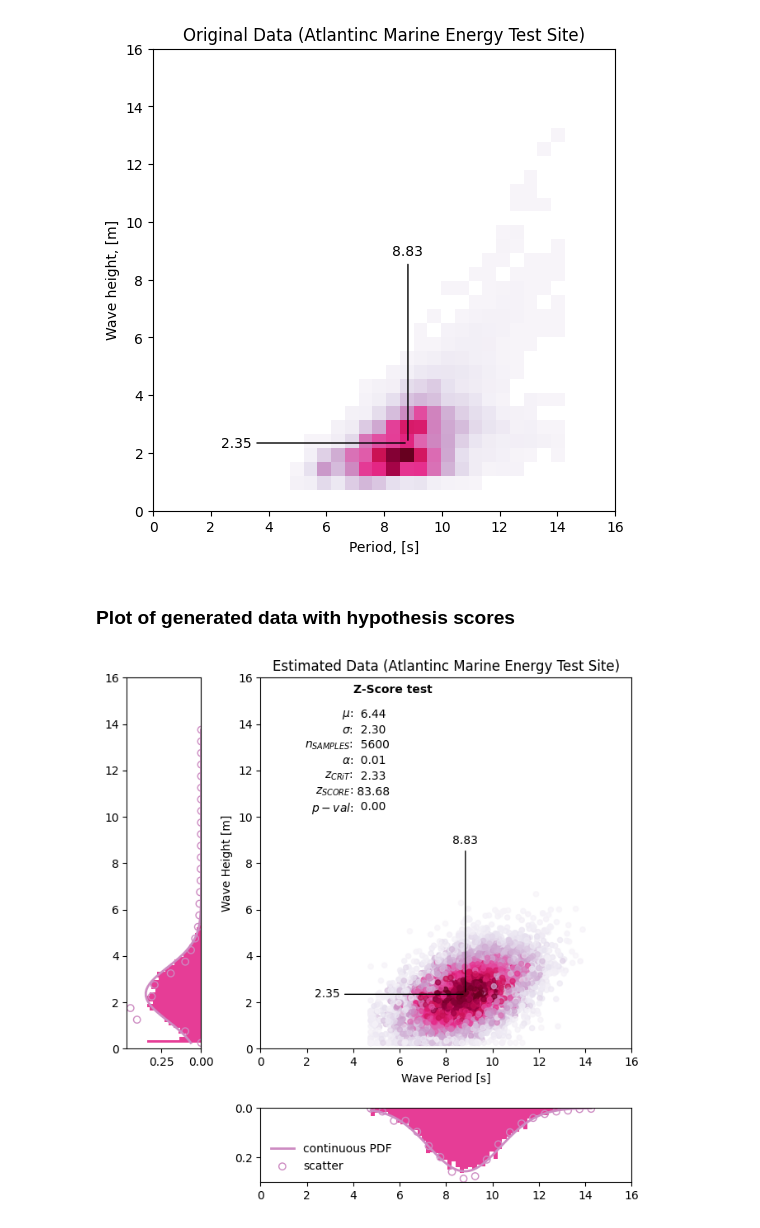
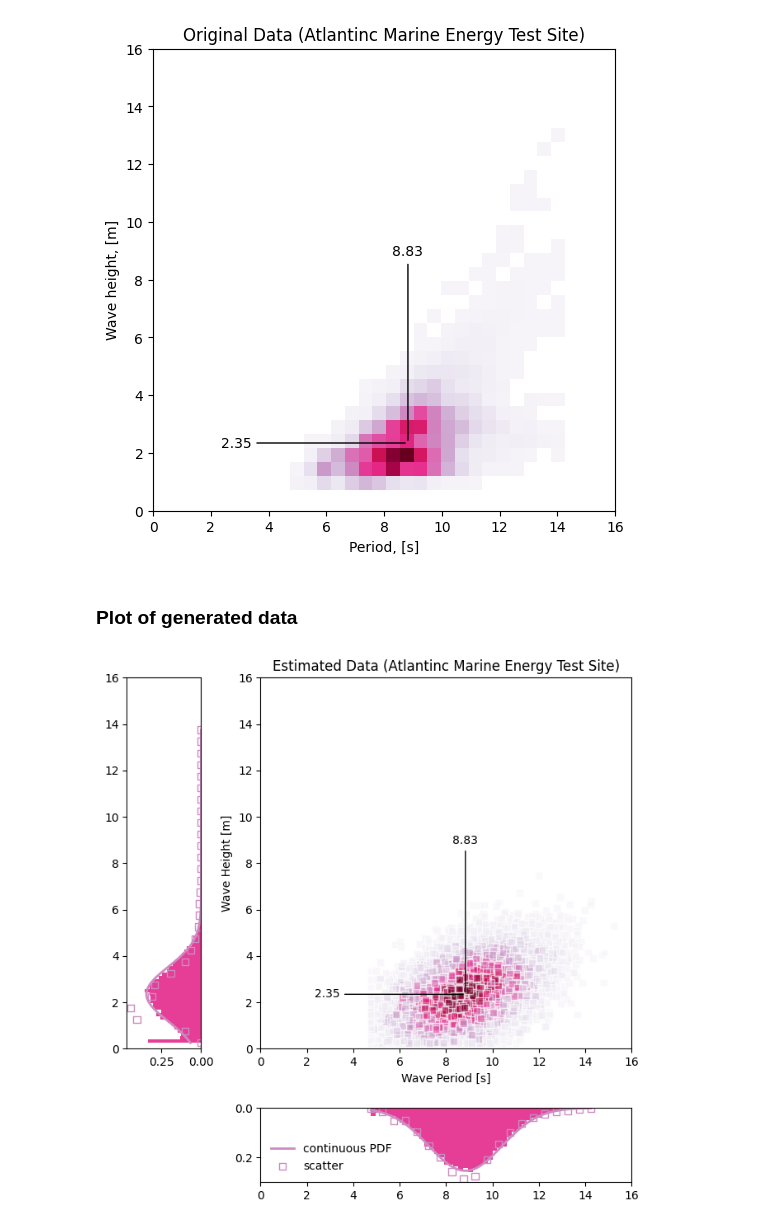
Before and after one commit to pciuh/wave-scatter, a Jupyter notebook: wave_scatter.ipynb, the cells around one changed output. Drawn from its saved outputs; the diff is of its cells as text; code cells hidden in the pictures.

```diff
--- a/wave_scatter.ipynb
+++ b/wave_scatter.ipynb
@@ -82,12 +107,10 @@ We simulate the data based on the defined parameters and add noise.
 # %%
-rnd_seed = 12321
+rnd_seed = 60306
+
 distr = scs.multivariate_normal(cov=cov, mean=mu, seed=rnd_seed)
 
-nSmpl = 'L'
+nData = 13189 #### acc. to [1]
 
-N = {'L': int(10*nDati), 'S': int(nDati/4)}
-
-nData = N[nSmpl]
 fdat = distr.rvs(size=nData)
 
 hsg, teg = np.meshgrid(vhs, vte)
@@ -115,8 +138,6 @@ fndat[k, 0] = min(te)
 
 k = np.where(fndat[:, 1] < min(hs))[0]
 fndat[k, 1] = min(hs)
-
-cht = fndat[:, 0] / np.sqrt(fndat[:, 1])
 # %% [markdown]
 ## Perform Hypothesis Test
 
@@ -170,15 +227,13 @@ s_title = 'Original Data (Atlantinc Marine Energy Test Site)'
 p_title = 'Estimated Data (Atlantinc Marine Energy Test Site)'
 LBL = ('Period, [s]','Wave height, [m]')
 
-xMin,xMax = (min(te),max(te))
 xMin,xMax = (0,16)
-yMin,yMax = (min(hs),max(hs))
 yMin,yMax = (0,16)
 dx,dy  = (4,2/3)
 p_linewidth = 2
 p_col= '#0088cc'
-p_alpha = 0.7
-p_size  = 20
+p_alpha = 0.6
+p_size  = 40
 
 l_col = np.array([4,4,4])/255
 p_col = [x/255 for x in [250,140,80]]
@@ -215,27 +270,28 @@ fig.savefig('scatter.png',dpi=300)
 # %% [output]
 [figure]
 # %% [markdown]
-### Plot of generated data with hypothesis scores
+### Plot of generated data
 # %%
 fig,ax = plt.subplots(1,figsize=(9,9))
 
 ax.set_title(p_title)
-cax = ax.scatter(fndat[:,0],fndat[:,1],marker='o',alpha=p_alpha,
-           s=p_size,c=fpdf*1e2,cmap=cMap,linewidths=None)
-ax.text(xMin+dx,yMax-dy,'Z-Score test',weight='bold')
-for i,l in enumerate(vLbl):
-    LBL = vFmt[i]%(vVal[i])
-    ax.text(xMin+dx,yMax-(i+2)*dy,LBL,va='top',ha='left')
-    ax.text(xMin+dx,yMax-(i+2)*dy,l,va='top',ha='right')
+ax.scatter(fndat[:,0],fndat[:,1],ec='white',marker='s',alpha=p_alpha,
+           s=p_size,c=fpdf,cmap=cMap,linewidths=None)
+#ax.text(xMin+dx,yMax-dy,'Z-Score test',weight='bold')
+#for i,l in enumerate(vLbl):
+    #LBL = vFmt[i]%(vVal[i])
+    #ax.text(xMin+dx,yMax-(i+2)*dy,LBL,va='top',ha='left')
+    #ax.text(xMin+dx,yMax-(i+2)*dy,l,va='top',ha='right')
 
 ax.annotate('%.2f'%mu[0],xytext=(mu[0],mu[0]),xy=(mu[0],mu[1]),ha='center',arrowprops=dict(facecolor='black', arrowstyle='-'))
 ax.annotate('%.2f'%mu[1],xytext=(mu[1],mu[1]),xy=(mu[0],mu[1]),va='center',arrowprops=dict(facecolor='black', arrowstyle='-'))
-
 ax.set_xlim(xMin,xMax)
 ax.set_ylim(yMin,yMax)
 ax.set_xlabel('Wave Period [s]')
 ax.set_ylabel('Wave Height [m]')
 ax.set_aspect(1)
+
+l,b,w,h=ax.get_position().bounds
 
 ax.set_position([.3,.3,.5,.5])
 l,b,w,h=ax.get_position().bounds
@@ -246,36 +302,35 @@ argMin = (min(te),min(hs))
 argMax = (max(te),max(hs))
 hor = ['vertical','horizontal']
 xd,yd = [vte,vhs],[pte/dvt,phs/dvh]
 for i in range(nd):
 
     axt = fig.add_axes(pvec[i,:])
 
     y = fndat[:,i]
     xMin,xMax = (argMin[i],argMax[i])
     std = np.std(y)
     mean = np.mean(y)
 
     x = np.linspace(xMin,xMax,101)
     pdf = scs.norm.pdf(x,mean,std)
 
     kwargs = dict(histtype='bar',align='mid',color=l_col,rwidth=1,
                   alpha=.96, density=True, bins=50, orientation=hor[i])
 
     ns,_,patches = axt.hist(y,**kwargs)
 
     if hor[i]=='horizontal':
         axt.plot(pdf,x,'-',color=p_col,lw=p_linewidth)
-        axt.scatter(yd[i],xd[i],c='none', edgecolors=p_col)
+        axt.scatter(yd[i],xd[i],marker='s', c='none', edgecolors=p_col)
         axt.set_ylim(yMin,yMax)
         axt.invert_xaxis()
-        #axt.grid(axis='y')
     else:
         axt.plot(x,pdf,'-',color=p_col,lw=p_linewidth,label='continuous PDF')
-        axt.scatter(xd[i],yd[i],c='none', edgecolors=p_col,label='scatter')
+        axt.scatter(xd[i],yd[i],c='none',marker='s', edgecolors=p_col,label='scatter')
         axt.set_xlim(yMin,yMax)
         axt.invert_yaxis()
-        #axt.grid(axis='x')
         axt.legend(frameon=False)
-    fig.savefig('test-'+nSmpl+'.png',dpi=300)
+
+fig.savefig('population.png',dpi=300)
 # %% [output]
-[figure, old version]
+[figure, new version]
```
Also changed, not shown: parts of 9 cells of this notebook, 7 other files.
